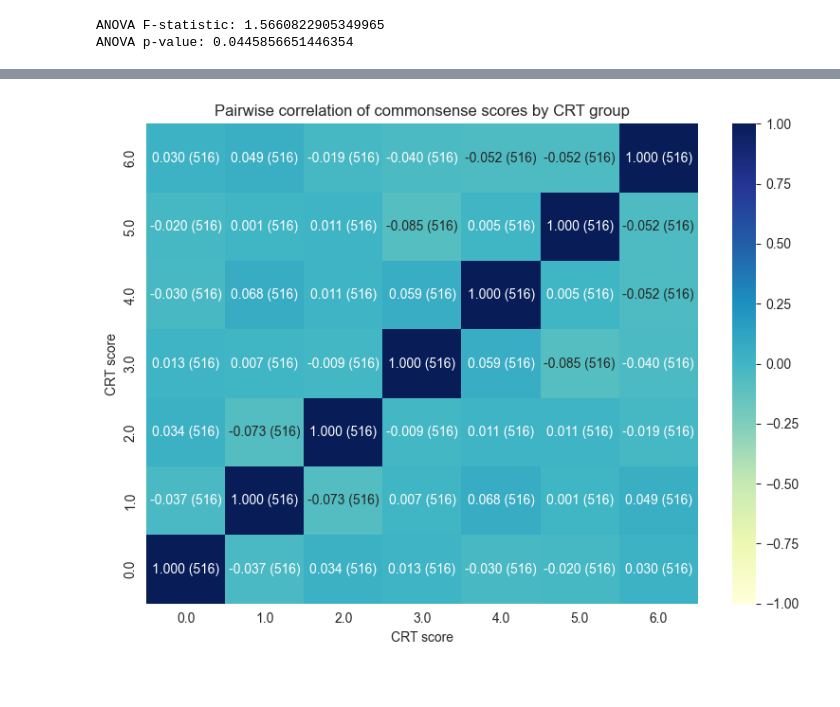
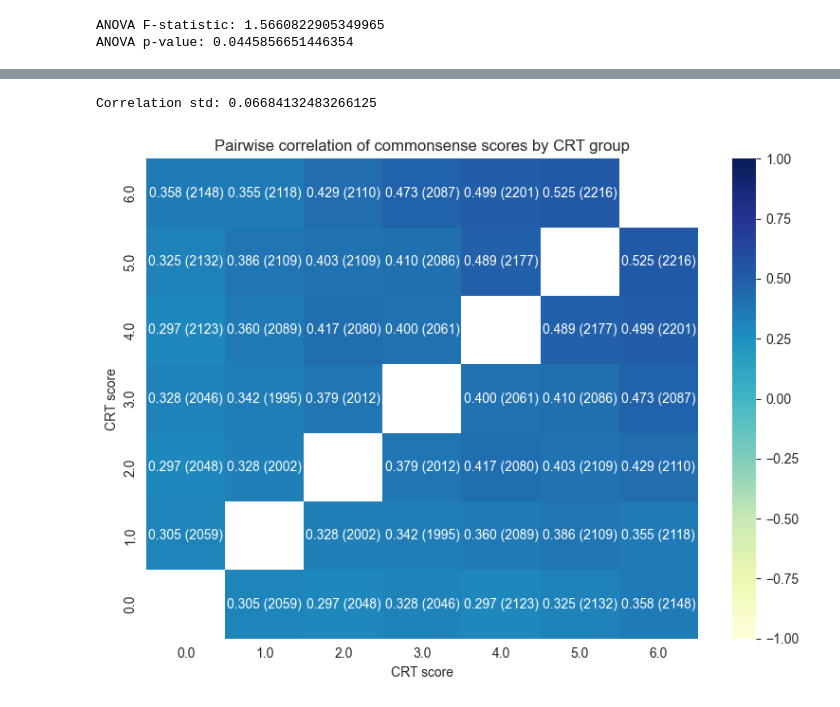
Before and after one commit to Watts-Lab/commonsense-data, a Jupyter notebook: .scripts/dashboard.ipynb, the cells around one changed output, grey strips where cells are left out. Drawn from its saved outputs; the diff is of its cells as text; code cells hidden in the pictures.

Commit message:
update analysis and plot

```diff
--- a/.scripts/dashboard.ipynb
+++ b/.scripts/dashboard.ipynb
@@ -1825,0 +1849,4 @@ Minimum group size: 516
+# %%
+indiviudal_df_with_null_dropped = df_commonsense_country_info.filter(
+    pl.col("crt_score").is_not_null() & pl.col("rmeTen_score").is_not_null()
+)
@@ -1826,32 +2007,5 @@ Minimum group size: 516
 # %%
-# Marks formula
-
-seed = 42
-rng = np.random.default_rng(seed)
-
-def delta_cmn(scores_n: np.ndarray, scores_m: np.ndarray):
-    # Check if the two arrays are of the same length
-    if len(scores_n) != len(scores_m):
-        # sample to the same size
-        min_len = min(len(scores_n), len(scores_m))
-        scores_n = rng.choice(scores_n, size=min_len, replace=False)
-        scores_m = rng.choice(scores_m, size=min_len, replace=False)
-
-    c_bar_n = scores_n.mean()
-    c_bar_m = scores_m.mean()
-
-    sigma_n = scores_n.std(ddof=0)
-    sigma_m = scores_m.std(ddof=0)
-
-    numerator = np.sum((scores_n - c_bar_n) * (scores_m - c_bar_m))
-
-    n = len(scores_n)
-
-    denominator = n * sigma_n * sigma_m
-    return numerator / denominator
-
-
-df = df_equal_per_score.clone()
+df = do_corrolations(group_commonsensicality_df, "crt_score", True)
 
 
 unique_crt = [0.0, 1.0, 2.0, 3.0, 4.0, 5.0, 6.0]
@@ -1861,58 +2015,50 @@ count_matrix = np.zeros((n_groups, n_groups), dtype=int)
 
 
 for i, crt_i in enumerate(unique_crt):
+    for j, crt_j in enumerate(unique_crt):
+        filtered_corr = df.filter((pl.col("x") == crt_i) & (pl.col("y") == crt_j))
+        if not filtered_corr.is_empty():
+            c = filtered_corr.select("correlation").to_series()[0]
+        else:
+            c = np.nan
 
-    scores_i = (
-        df.filter(pl.col("crt_score") == crt_i)
-        .select("commonsensicality")
-        .to_series()
-        .to_numpy()
-    )
-    for j, crt_j in enumerate(unique_crt):
-        scores_j = (
-            df.filter(pl.col("crt_score") == crt_j)
-            .select("commonsensicality")
-            .to_series()
-            .to_numpy()
+        corr_matrix[i, j] = c
+
+        count_matrix[i, j] = (
+            filtered_corr.select("n").to_series()[0]
+            if not filtered_corr.is_empty()
+            else 0
         )
-
-        if len(scores_i) > 1 and len(scores_j) > 1:
-            # use mark formula
-            c = delta_cmn(scores_i, scores_j)
-            corr_matrix[i, j] = c
-        else:
-            corr_matrix[i, j] = np.nan
-
-        count_matrix[i, j] = min(len(scores_i), len(scores_j))
 
 
 annot = np.empty((n_groups, n_groups), dtype=object)
 for i in range(n_groups):
     for j in range(n_groups):
         val = corr_matrix[i, j]
         if np.isnan(val):
             annot[i, j] = ""
         else:
             annot[i, j] = f"{val:.3f} ({count_matrix[i,j]})"
 
 
 plt.figure(figsize=(8, 6))
 ax = sns.heatmap(
     corr_matrix,
     annot=annot,
     fmt="",
     xticklabels=unique_crt,
     yticklabels=unique_crt,
     cmap="YlGnBu",
     vmin=-1,
     vmax=1,
 )
 ax.invert_yaxis()
 plt.xlabel("CRT score")
 plt.ylabel("CRT score")
 plt.title("Pairwise correlation of commonsense scores by CRT group")
 plt.tight_layout()
 plt.show()
 # %% [output]
+Correlation std: 0.06684132483266125
-[figure, old version]
+[figure, new version]
 # %%
```
Also changed, not shown: parts of 34 cells of this notebook.
